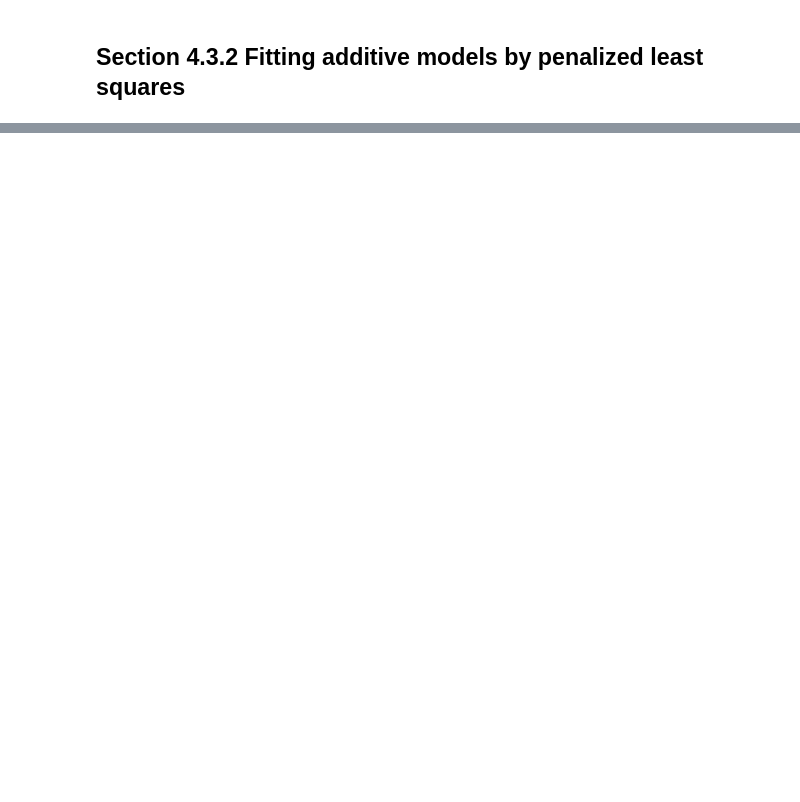
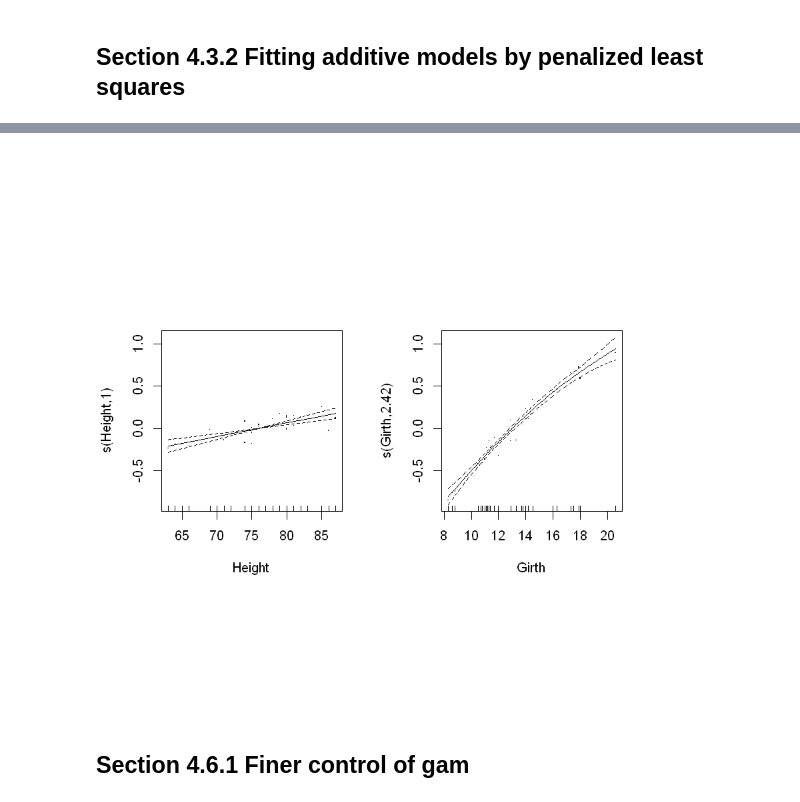
Before and after one commit to ginaliqili/appm6900, a Jupyter notebook: Chapter 4 Examples.ipynb, the cells around one changed output, grey strips where cells are left out. Cells and saved outputs as stored; diff of their text form; code cells hidden in the pictures; blank space fills up the shorter version.

```diff
--- a/Chapter 4 Examples.ipynb
+++ b/Chapter 4 Examples.ipynb
@@ -103,0 +213,4 @@ am.fit <- function(y, x, v, sp, k=10) {
+# %%
+library(mgcv)   ## load the package
+data(trees)
+ct1 <- gam(Volume ~ s(Height) + s(Girth), family=Gamma(link=log), data=trees)
@@ -103,0 +239,7 @@ am.fit <- function(y, x, v, sp, k=10) {
+# %%
+par(mfrow=c(1,2), pty="s")
+plot(ct1, residuals=TRUE)
+# %% [output]
+[figure, added]
+# %% [markdown]
+## Section 4.6.1 Finer control of gam
```
Also changed, not shown: parts of 31 cells of this notebook.
